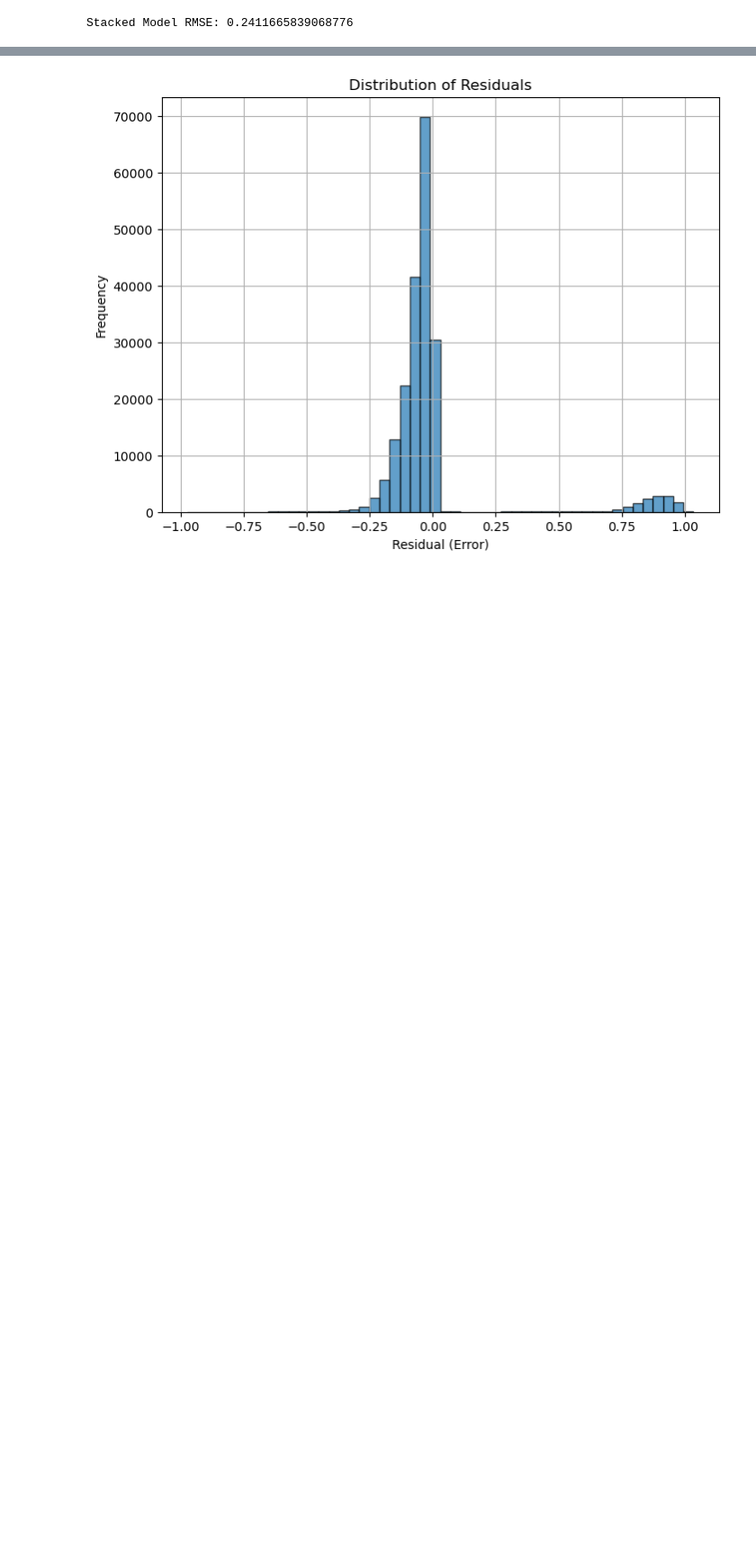
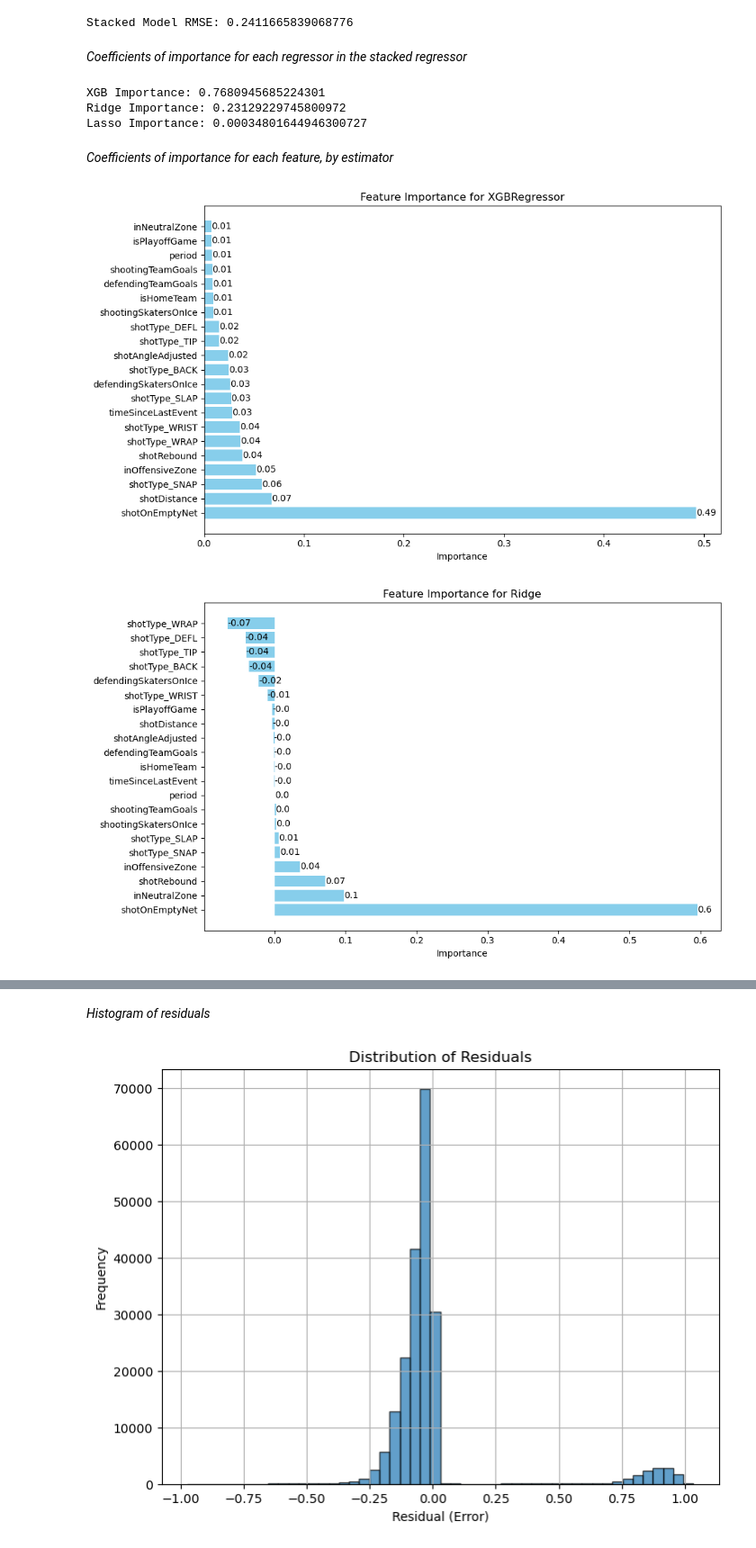
Before and after one commit to Rig09/NHL_AI_Agent, a Jupyter notebook: xg_modelling/xg_modelling.ipynb, the cells around one changed output, grey strips where cells are left out. Shown at 90% size. Drawn from its saved outputs; the diff is of its cells as text; code cells hidden in the pictures; blank space fills up the shorter version.

Commit message:
Started conda environment setup, not working yet. Added feature importance plotting to XG modelling.

```diff
--- a/xg_modelling/xg_modelling.ipynb
+++ b/xg_modelling/xg_modelling.ipynb
@@ -61,3 +64,54 @@ reg_rmse = root_mean_squared_error(y_test, y_pred)
 print("Stacked Model RMSE:", reg_rmse)
 # %% [output]
 Stacked Model RMSE: 0.2411665839068776
+# %% [markdown]
+_Coefficients of importance for each regressor in the stacked regressor_
+# %%
+final_coefs = reg.final_estimator_.coef_  # Stacked regressor coefficients
+
+# TODO: Try to make this dynamically fetch the estimator names from the stacked regressor
+estimator_names = ["XGB", "Ridge", "Lasso"]  # Names of each regressor in the stack
+
+coef_mapping = dict(zip(estimator_names, final_coefs))
+
+# Print the mapping
+for model, coef in coef_mapping.items():
+     print(f"{model} Importance: {coef}")
+# %% [output]
+XGB Importance: 0.7680945685224301
+Ridge Importance: 0.23129229745800972
+Lasso Importance: 0.00034801644946300727
+# %% [markdown]
+_Coefficients of importance for each feature, by estimator_
+# %%
+def plot_feature_importance(model, feature_names):
+     if isinstance(model, XGBRegressor):
+          importance = model.feature_importances_
+     else:
+          importance = model.coef_
+
+     # Create a list of feature names with their importance
+     feature_importance = sorted(zip(feature_names, importance), key=lambda x: x[1], reverse=True)
+     sorted_feature_names, sorted_importance = zip(*feature_importance)
+
+     # Plot
+     plt.figure(figsize=(10, 6))
+     bars = plt.barh(sorted_feature_names, sorted_importance, color='skyblue')
+
+     # Add labels and title
+     plt.xlabel('Importance')
+     plt.title(f'Feature Importance for {model.__class__.__name__}')
+
+     # Add value labels on the bars
+     for bar in bars:
+          plt.text(bar.get_width(), bar.get_y() + bar.get_height()/2, round(bar.get_width(), 2), va='center')
+
+     plt.tight_layout()  # Adjust layout
+     plt.show()
+# %%
+models = reg.estimators_
+for model in models:
+     plot_feature_importance(model, X_train.columns.tolist())
+# %% [output]
+[figure, added]
+[figure, added]
@@ -64 +124,3 @@ Stacked Model RMSE: 0.2411665839068776
+# %% [markdown]
+_Histogram of residuals_
 # %%
```
Also changed, not shown: parts of 7 cells of this notebook, 4 other files.
